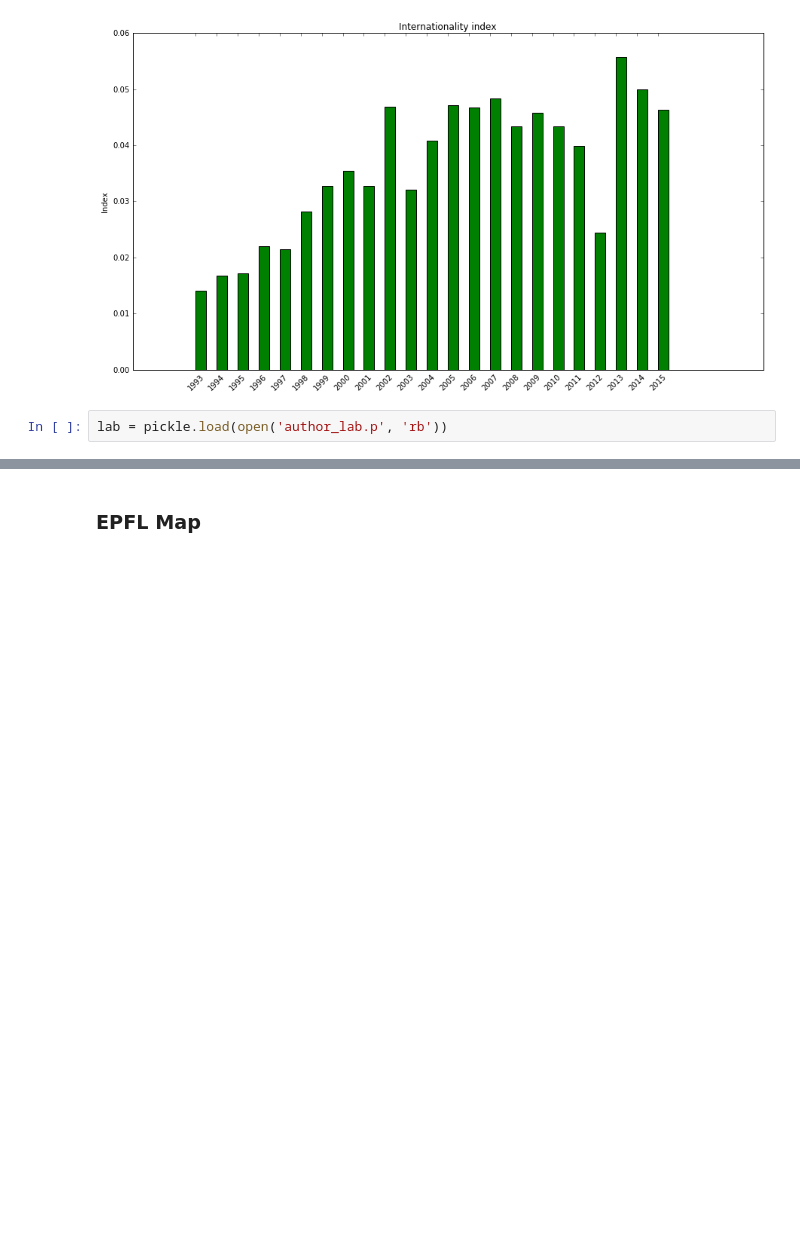
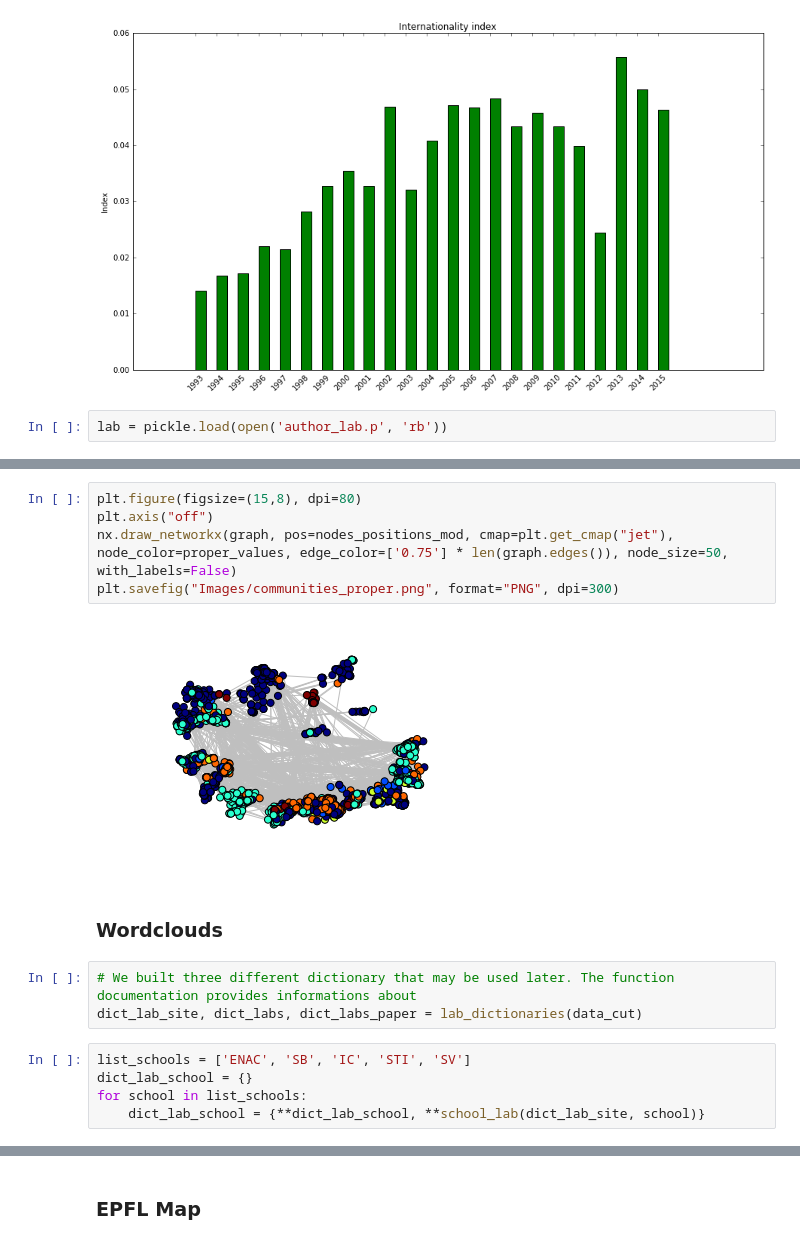
Before and after one commit to CriMenghini/modERN, a Jupyter notebook: BuildGraph_Analysis.ipynb, the cells around one changed output, grey strips where cells are left out. Drawn from its saved outputs; the diff is of its cells as text; blank space fills up the shorter version.

```diff
--- a/BuildGraph_Analysis.ipynb
+++ b/BuildGraph_Analysis.ipynb
@@ -580,0 +660,17 @@ lab = pickle.load(open('author_lab.p', 'rb'))
+# %%
+plt.figure(figsize=(15,8), dpi=80)
+plt.axis("off")
+nx.draw_networkx(graph, pos=nodes_positions_mod, cmap=plt.get_cmap("jet"), node_color=proper_values, edge_color=['0.75'] * len(graph.edges()), node_size=50, with_labels=False)
+plt.savefig("Images/communities_proper.png", format="PNG", dpi=300)
+# %% [output]
+[figure, added]
+# %% [markdown]
+### Wordclouds
+# %%
+# We built three different dictionary that may be used later. The function documentation provides informations about
+dict_lab_site, dict_labs, dict_labs_paper = lab_dictionaries(data_cut)
+# %%
+list_schools = ['ENAC', 'SB', 'IC', 'STI', 'SV']
+dict_lab_school = {}
+for school in list_schools:
+    dict_lab_school = {**dict_lab_school, **school_lab(dict_lab_site, school)}
```
Also changed, not shown: parts of 29 cells of this notebook, 2 other files.
